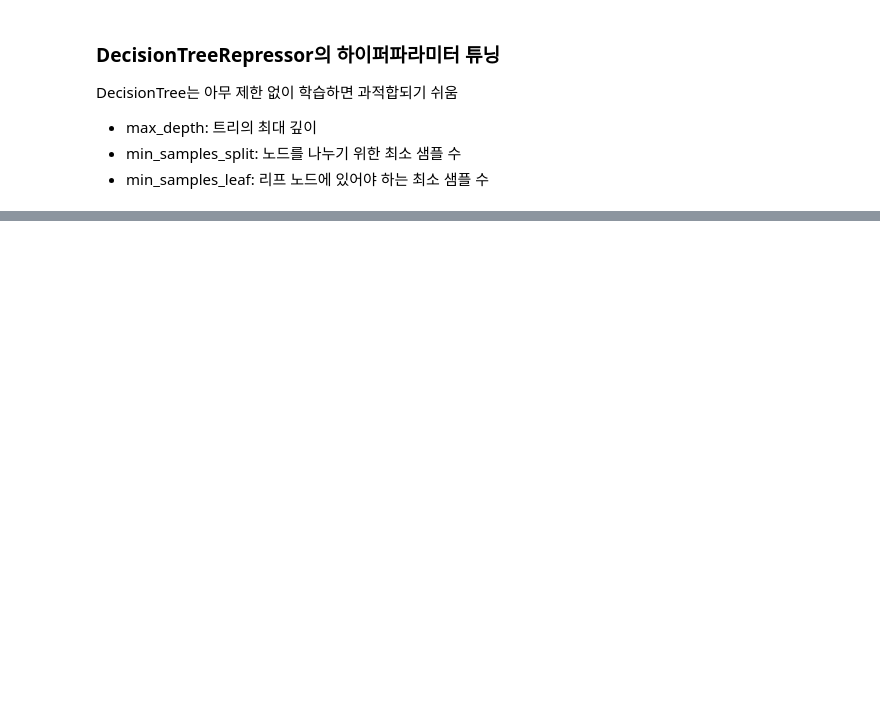
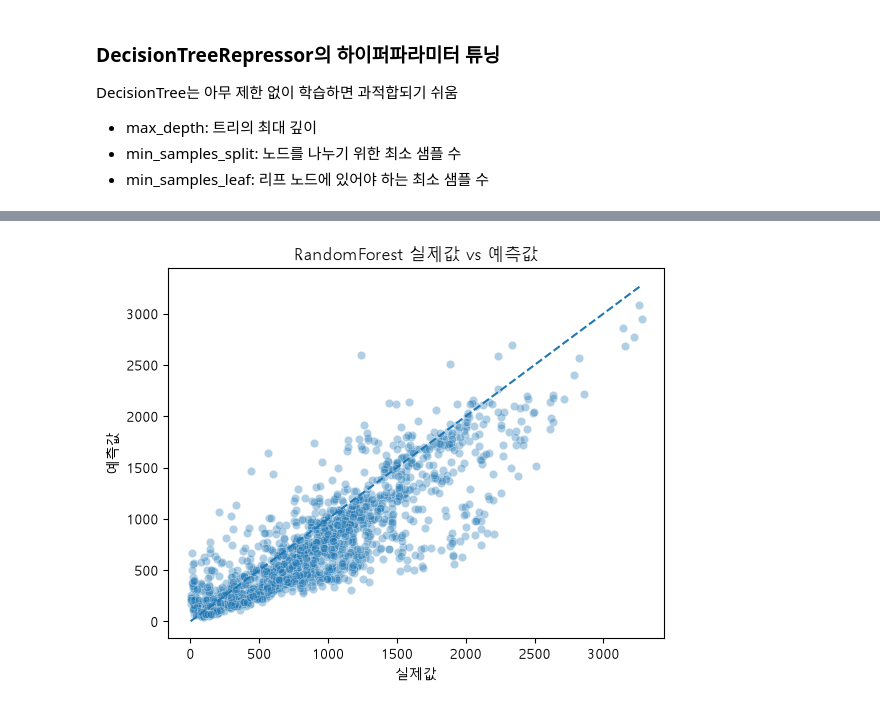
Before and after one commit to Shim-HyoungJoon/KDT, a Jupyter notebook: 10_MLDL/4_서울 자전거 공유 수요 예측 데이터셋.ipynb, the cells around one changed output, grey strips where cells are left out. Cells and saved outputs as stored; diff of their text form; code cells hidden in the pictures; blank space fills up the shorter version.

```diff
--- a/10_MLDL/4_서울 자전거 공유 수요 예측 데이터셋.ipynb
+++ b/10_MLDL/4_서울 자전거 공유 수요 예측 데이터셋.ipynb
@@ -654,0 +668,9 @@ final_result_df
+# %%
+if best_model_name == 'DecisionTree_Tuned':
+    best_model = dt_grid.best_estimator_
+else:
+    best_model = models[best_model_name]
+# %%
+plot_actual_vs_pred(best_model, X_test, y_test, f'{best_model_name} 실제값 vs 예측값')
+# %% [output]
+[figure, added]
```
Also changed, not shown: parts of 20 cells of this notebook, 4 other files.
